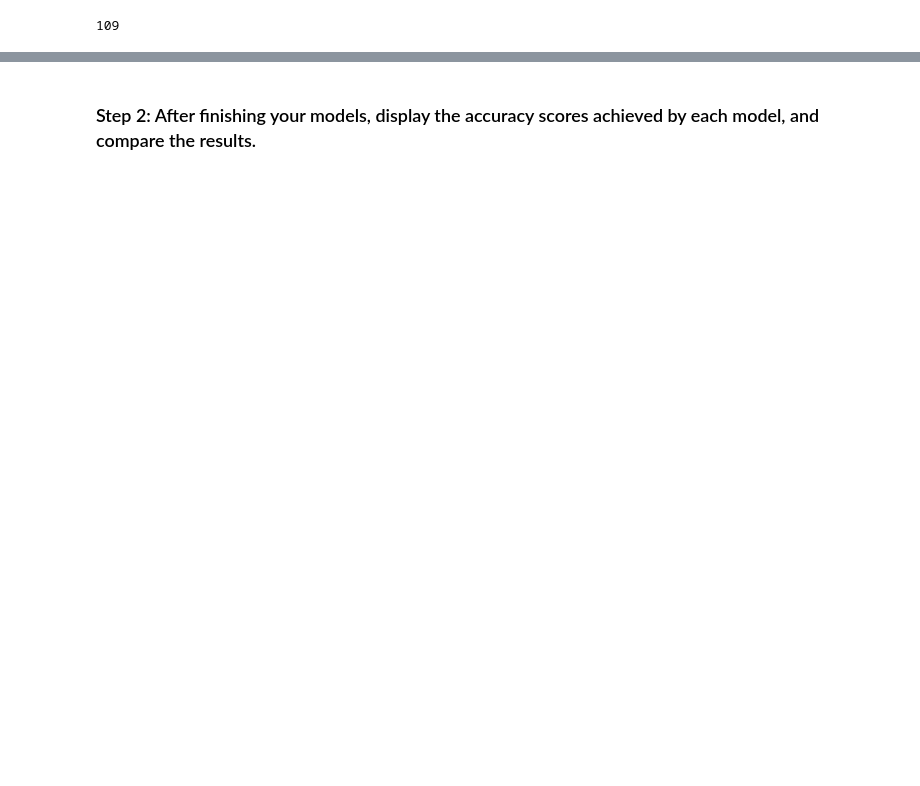
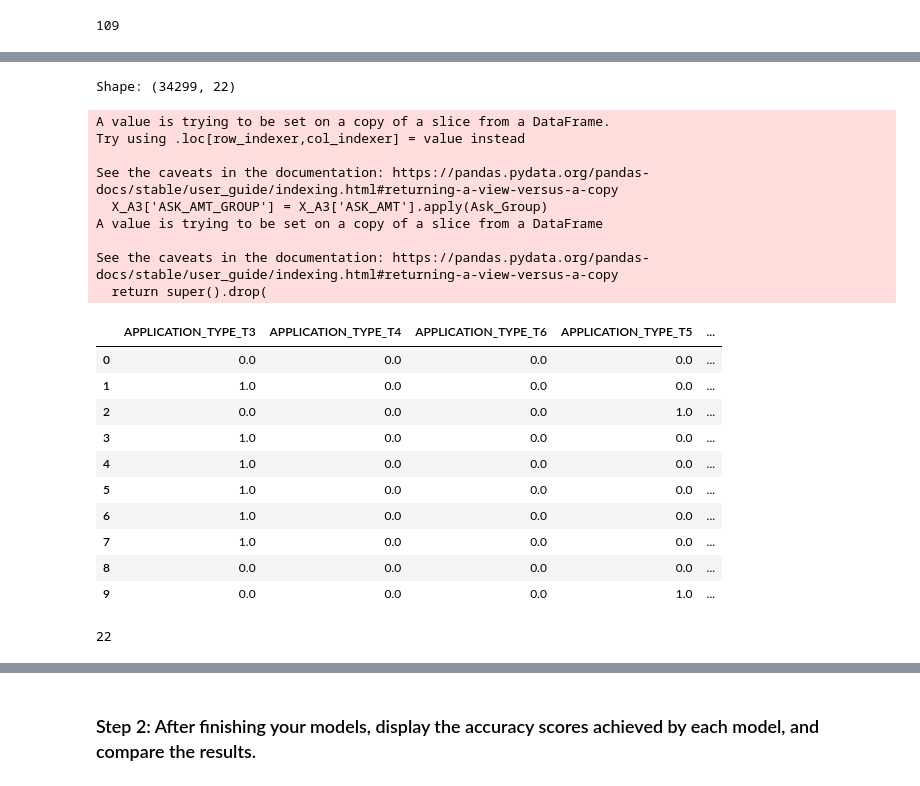
Before and after one commit to balllisaann/-FinTech_Challenge_13_-FinTech_Challenge_13_NeuralNetworks, a Jupyter notebook: venture_funding_with_deep_learning.ipynb, the cells around one changed output, grey strips where cells are left out. Saved outputs shown, nothing was run; the diff lists cells and outputs as text; code cells hidden in the pictures; blank space fills up the shorter version.

```diff
--- a/venture_funding_with_deep_learning.ipynb
+++ b/venture_funding_with_deep_learning.ipynb
@@ -666,0 +692,66 @@ Epoch 50/50
+# %%
+# Define the target set y using the IS_SUCCESSFUL column
+y_A3 = df_reduced_A3['IS_SUCCESSFUL']
+
+# Define features set X by reducing down to the features that might have a linear relationship
+X_A3 = df_reduced_A3[['ASK_AMT',
+    'APPLICATION_TYPE_T3', 'APPLICATION_TYPE_T4',
+    'APPLICATION_TYPE_T6', 'APPLICATION_TYPE_T5', 'APPLICATION_TYPE_T19',
+    'APPLICATION_TYPE_T8', 'APPLICATION_TYPE_T7', 'APPLICATION_TYPE_T10',
+    'AFFILIATION_Independent', 'AFFILIATION_CompanySponsored',
+    'CLASSIFICATION_C1000',
+    'CLASSIFICATION_C1200',
+    'CLASSIFICATION_C2000',
+    'CLASSIFICATION_C2100',
+    'CLASSIFICATION_C3000',
+    'CLASSIFICATION_C7000',
+    'USE_CASE_Preservation', 'USE_CASE_ProductDev',
+    'ORGANIZATION_Association', 'ORGANIZATION_Co-operative',
+    'ORGANIZATION_Trust']]
+# %%
+# Being DRY, so defining a function to rescale the 'ASK_AMT' so it is not so imbalanced
+def Ask_Group (x):
+    if x == 5000:
+        y = 0
+    elif x >= 1000000:
+        y = 1
+    elif x >= 100000:
+        y = .75
+    elif x > 5000:
+        y = .25
+    else:
+        y = -1
+
+    return y
+
+# calling the Ask_Group function to make four groups
+X_A3['ASK_AMT_GROUP'] = X_A3['ASK_AMT'].apply(Ask_Group)
+
+# Drop the 'ASK_AMT' column now
+X_A3.drop(columns=['ASK_AMT'], inplace=True)
+
+# Review the features DataFrame
+print(f"Shape: {X_A3.shape}\n")
+X_A3.head(10)
+# %% [output]
+Shape: (34299, 22)
+A value is trying to be set on a copy of a slice from a DataFrame.
+Try using .loc[row_indexer,col_indexer] = value instead
+
+See the caveats in the documentation: https://pandas.pydata.org/pandas-docs/stable/user_guide/indexing.html#returning-a-view-versus-a-copy
+  X_A3['ASK_AMT_GROUP'] = X_A3['ASK_AMT'].apply(Ask_Group)
+A value is trying to be set on a copy of a slice from a DataFrame
+
+See the caveats in the documentation: https://pandas.pydata.org/pandas-docs/stable/user_guide/indexing.html#returning-a-view-versus-a-copy
+  return super().drop(
+|  | APPLICATION_TYPE_T3 | APPLICATION_TYPE_T4 | APPLICATION_TYPE_T6 | APPLICATION_TYPE_T5 | ... |
+| 0 | 0.0 | 0.0 | 0.0 | 0.0 | ... |
+| 1 | 1.0 | 0.0 | 0.0 | 0.0 | ... |
+| 2 | 0.0 | 0.0 | 0.0 | 1.0 | ... |
+| 3 | 1.0 | 0.0 | 0.0 | 0.0 | ... |
+| 4 | 1.0 | 0.0 | 0.0 | 0.0 | ... |
+| 5 | 1.0 | 0.0 | 0.0 | 0.0 | ... |
+| 6 | 1.0 | 0.0 | 0.0 | 0.0 | ... |
+| 7 | 1.0 | 0.0 | 0.0 | 0.0 | ... |
+| 8 | 0.0 | 0.0 | 0.0 | 0.0 | ... |
+| 9 | 0.0 | 0.0 | 0.0 | 1.0 | ... |
@@ -666,0 +764,8 @@ Epoch 50/50
+# %%
+# Define the the number of inputs (features) to the model
+number_input_features_A3 = len(X_train_A3.iloc[0])
+
+# Review the number of features
+number_input_features_A3
+# %% [output]
+22
```
Also changed, not shown: parts of 44 cells of this notebook, 4 other files.
